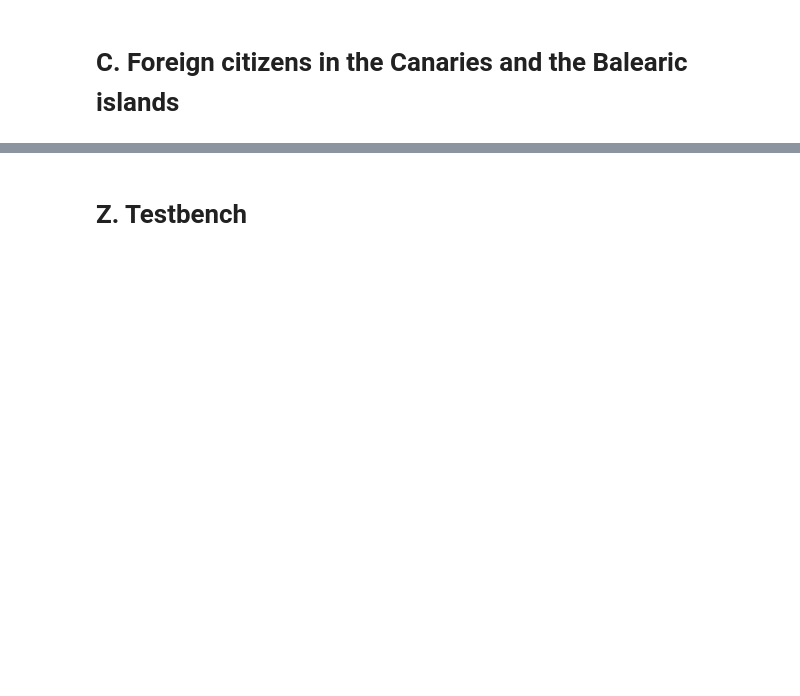
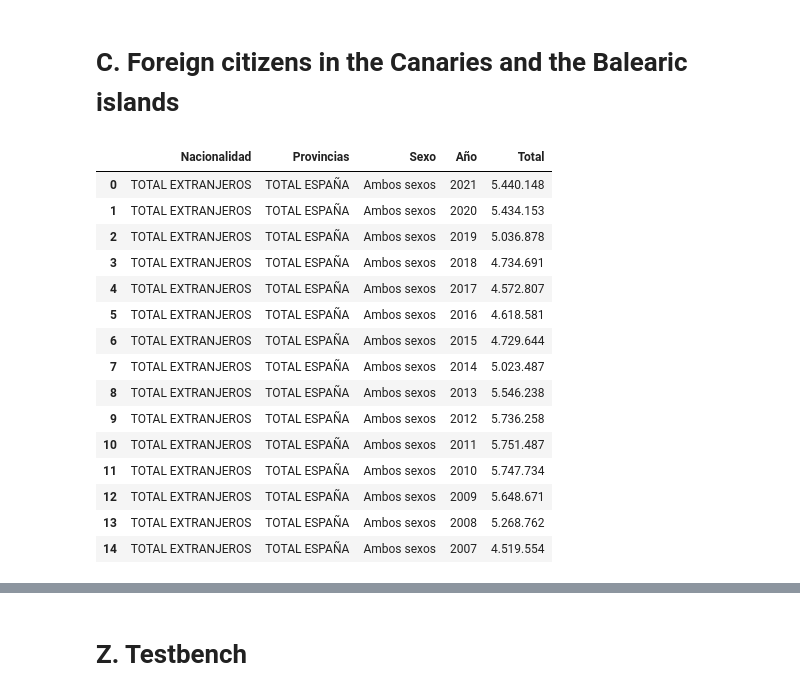
Before and after one commit to DiSanchz/ETL-Project, a Jupyter notebook: Cleaning + Enriching.ipynb, the cells around one changed output, grey strips where cells are left out. Drawn from its saved outputs; the diff is of its cells as text; code cells hidden in the pictures; blank space fills up the shorter version.

```diff
--- a/Cleaning + Enriching.ipynb
+++ b/Cleaning + Enriching.ipynb
@@ -424,0 +444,19 @@ display(df_M)
+# %%
+foreign.head(15)
+# %% [output]
+|  | Nacionalidad | Provincias | Sexo | Año | Total |
+| 0 | TOTAL EXTRANJEROS | TOTAL ESPAÑA | Ambos sexos | 2021 | 5.440.148 |
+| 1 | TOTAL EXTRANJEROS | TOTAL ESPAÑA | Ambos sexos | 2020 | 5.434.153 |
+| 2 | TOTAL EXTRANJEROS | TOTAL ESPAÑA | Ambos sexos | 2019 | 5.036.878 |
+| 3 | TOTAL EXTRANJEROS | TOTAL ESPAÑA | Ambos sexos | 2018 | 4.734.691 |
+| 4 | TOTAL EXTRANJEROS | TOTAL ESPAÑA | Ambos sexos | 2017 | 4.572.807 |
+| 5 | TOTAL EXTRANJEROS | TOTAL ESPAÑA | Ambos sexos | 2016 | 4.618.581 |
+| 6 | TOTAL EXTRANJEROS | TOTAL ESPAÑA | Ambos sexos | 2015 | 4.729.644 |
+| 7 | TOTAL EXTRANJEROS | TOTAL ESPAÑA | Ambos sexos | 2014 | 5.023.487 |
+| 8 | TOTAL EXTRANJEROS | TOTAL ESPAÑA | Ambos sexos | 2013 | 5.546.238 |
+| 9 | TOTAL EXTRANJEROS | TOTAL ESPAÑA | Ambos sexos | 2012 | 5.736.258 |
+| 10 | TOTAL EXTRANJEROS | TOTAL ESPAÑA | Ambos sexos | 2011 | 5.751.487 |
+| 11 | TOTAL EXTRANJEROS | TOTAL ESPAÑA | Ambos sexos | 2010 | 5.747.734 |
+| 12 | TOTAL EXTRANJEROS | TOTAL ESPAÑA | Ambos sexos | 2009 | 5.648.671 |
+| 13 | TOTAL EXTRANJEROS | TOTAL ESPAÑA | Ambos sexos | 2008 | 5.268.762 |
+| 14 | TOTAL EXTRANJEROS | TOTAL ESPAÑA | Ambos sexos | 2007 | 4.519.554 |
```
Also changed, not shown: parts of 19 cells of this notebook, 21 other files.
